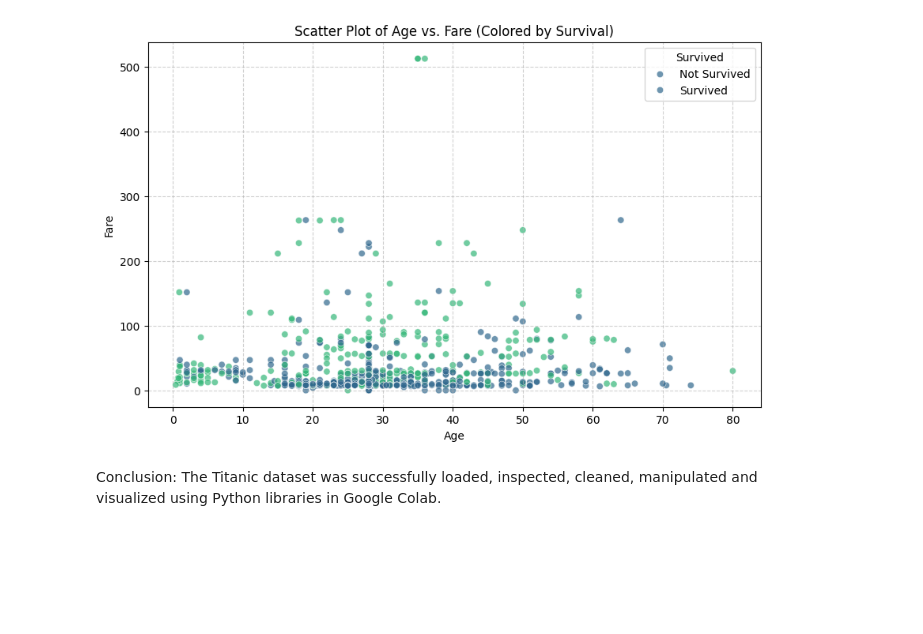
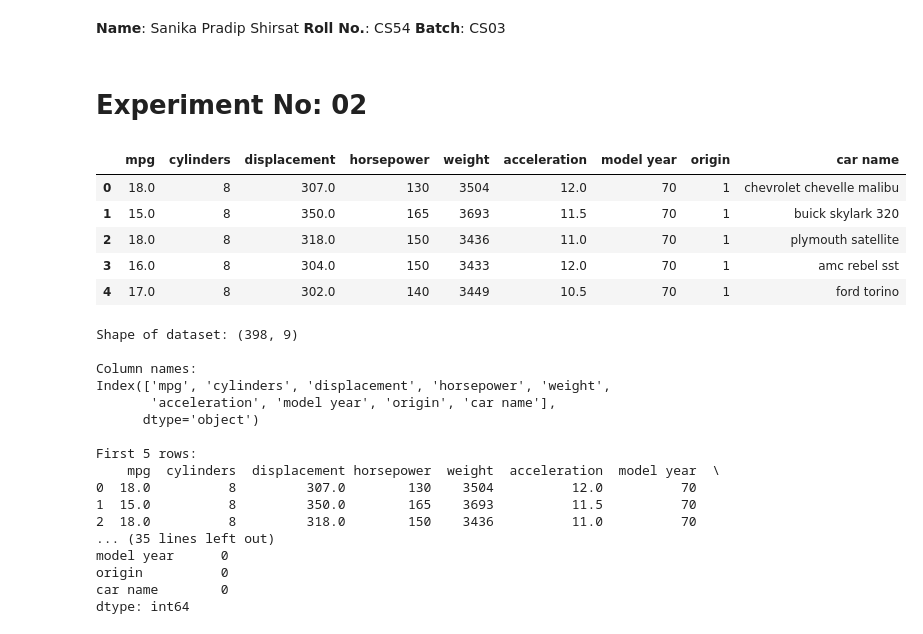
Before and after one commit to sanika-boop/CSL701-CS54Machine-Learning-Lab, a Jupyter notebook: Experiments.ipynb, the cells around one changed output. Saved outputs shown, nothing was run; the diff lists cells and outputs as text; code cells hidden in the pictures; blank space fills up the shorter version.

```diff
--- a/Experiments.ipynb
+++ b/Experiments.ipynb
@@ -192,15 +3,6 @@ Task 15: Plot scatter graph of Age vs Fare.
-# %%
-plt.figure(figsize=(10, 6))
-sns.scatterplot(x='Age', y='Fare', data=df, hue='Survived', palette='viridis', alpha=0.7)
-plt.title('Scatter Plot of Age vs. Fare (Colored by Survival)')
-plt.xlabel('Age')
-plt.ylabel('Fare')
-plt.grid(True, linestyle='--', alpha=0.6)
-plt.legend(title='Survived', loc='upper right', labels=['Not Survived', 'Survived'])
-plt.show()
-# %% [output]
-[figure, removed]
-# %% [markdown]
-Conclusion:
-The Titanic dataset was successfully loaded, inspected, cleaned, manipulated and visualized
-using Python libraries in Google Colab.
+# %% [markdown]
+**Name**: Sanika Pradip Shirsat
+**Roll No.**: CS54
+**Batch**: CS03
+# %% [markdown]
+# Experiment No: **02**
@@ -206,0 +15,49 @@ using Python libraries in Google Colab.
+# %%
+#Task 2: the dataset
+df = pd.read_csv("auto-mpg (2).csv")
+df.head()
+# %% [output]
+|  | mpg | cylinders | displacement | horsepower | weight | acceleration | model year | origin | car name |
+| 0 | 18.0 | 8 | 307.0 | 130 | 3504 | 12.0 | 70 | 1 | chevrolet chevelle malibu |
+| 1 | 15.0 | 8 | 350.0 | 165 | 3693 | 11.5 | 70 | 1 | buick skylark 320 |
+| 2 | 18.0 | 8 | 318.0 | 150 | 3436 | 11.0 | 70 | 1 | plymouth satellite |
+| 3 | 16.0 | 8 | 304.0 | 150 | 3433 | 12.0 | 70 | 1 | amc rebel sst |
+| 4 | 17.0 | 8 | 302.0 | 140 | 3449 | 10.5 | 70 | 1 | ford torino |
+# %%
+#Task 2: the dataset
+df = pd.read_csv("auto-mpg (2).csv")
+df.head()
+
+#Task 3:Inspect and clean data
+#Inspect the dataset
+print("Shape of dataset:", df.shape)
+
+print("\nColumn names:")
+print(df.columns)
+
+print("\nFirst 5 rows:")
+print(df.head())
+
+print("\nDataset information:")
+df.info()
+
+print("\nMissing values:")
+print(df.isnull().sum())
+# %% [output]
+Shape of dataset: (398, 9)
+
+Column names:
+Index(['mpg', 'cylinders', 'displacement', 'horsepower', 'weight',
+       'acceleration', 'model year', 'origin', 'car name'],
+      dtype='object')
+
+First 5 rows:
+    mpg  cylinders  displacement horsepower  weight  acceleration  model year  \
+0  18.0          8         307.0        130    3504          12.0          70
+1  15.0          8         350.0        165    3693          11.5          70
+2  18.0          8         318.0        150    3436          11.0          70
+... (35 lines left out)
+model year      0
+origin          0
+car name        0
+dtype: int64
```
Also changed, not shown: parts of 46 cells of this notebook.
